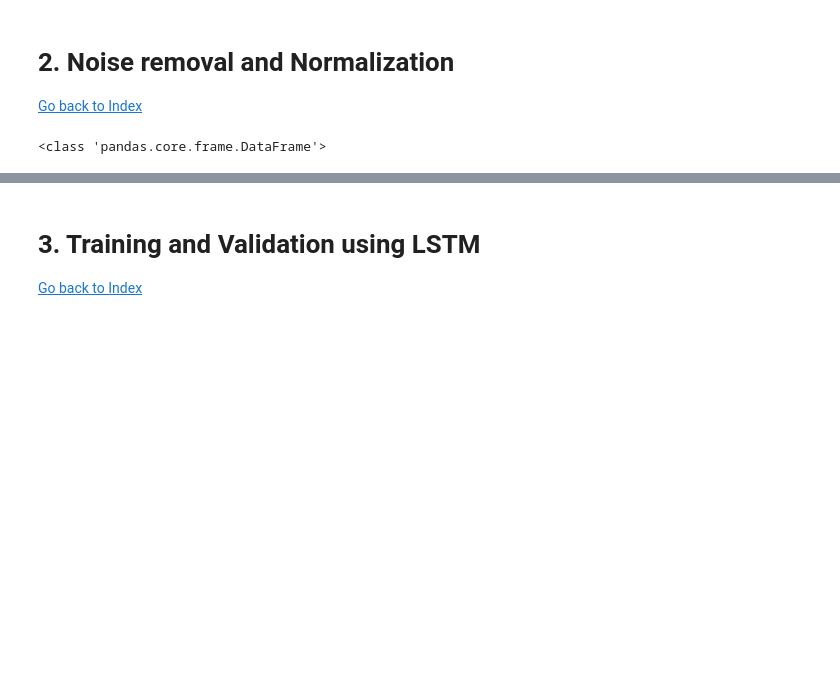
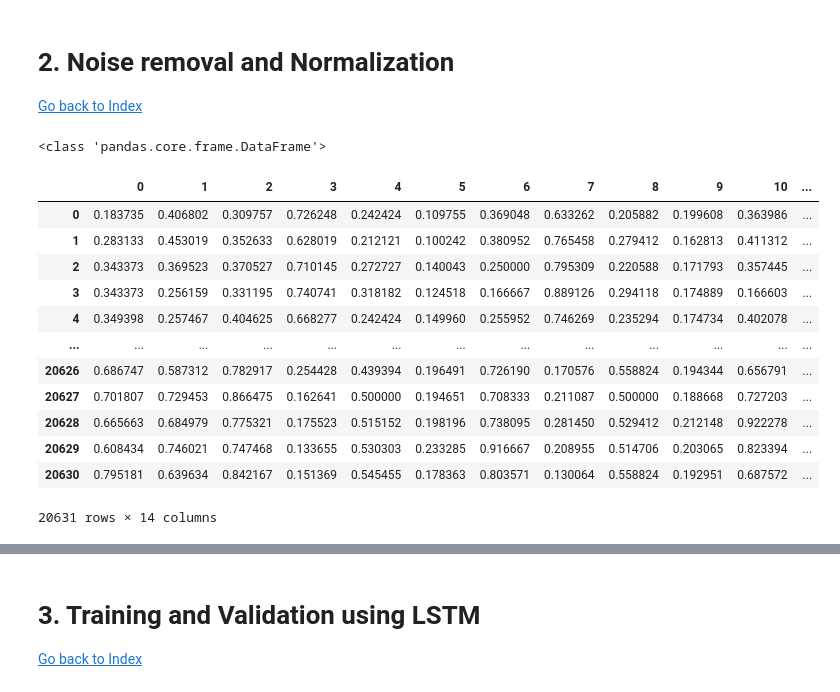
Before and after one commit to RangerCoF/RUL-Prediction, a Jupyter notebook: RUL Prediction using LSTM Lookback=20.ipynb, the cells around one changed output, grey strips where cells are left out. Cells and saved outputs as stored; diff of their text form; code cells hidden in the pictures; blank space fills up the shorter version.

```diff
--- a/RUL Prediction using LSTM Lookback=20.ipynb
+++ b/RUL Prediction using LSTM Lookback=20.ipynb
@@ -181,10 +203,26 @@ gen = MinMaxScaler(feature_range=(0, 1))
 df = gen.fit_transform(df)
 df = pd.DataFrame(df)
 #df = df.rolling(20).mean()
-pt = PowerTransformer()
-df = pt.fit_transform(df)
+# pt = PowerTransformer()
+# df = pt.fit_transform(df)
 # %% [output]
 <class 'pandas.core.frame.DataFrame'>
+# %%
+df
+# %% [output]
+|  | 0 | 1 | 2 | 3 | 4 | 5 | 6 | 7 | 8 | 9 | 10 | ... |
+| 0 | 0.183735 | 0.406802 | 0.309757 | 0.726248 | 0.242424 | 0.109755 | 0.369048 | 0.633262 | 0.205882 | 0.199608 | 0.363986 | ... |
+| 1 | 0.283133 | 0.453019 | 0.352633 | 0.628019 | 0.212121 | 0.100242 | 0.380952 | 0.765458 | 0.279412 | 0.162813 | 0.411312 | ... |
+| 2 | 0.343373 | 0.369523 | 0.370527 | 0.710145 | 0.272727 | 0.140043 | 0.250000 | 0.795309 | 0.220588 | 0.171793 | 0.357445 | ... |
+| 3 | 0.343373 | 0.256159 | 0.331195 | 0.740741 | 0.318182 | 0.124518 | 0.166667 | 0.889126 | 0.294118 | 0.174889 | 0.166603 | ... |
+| 4 | 0.349398 | 0.257467 | 0.404625 | 0.668277 | 0.242424 | 0.149960 | 0.255952 | 0.746269 | 0.235294 | 0.174734 | 0.402078 | ... |
+| ... | ... | ... | ... | ... | ... | ... | ... | ... | ... | ... | ... | ... |
+| 20626 | 0.686747 | 0.587312 | 0.782917 | 0.254428 | 0.439394 | 0.196491 | 0.726190 | 0.170576 | 0.558824 | 0.194344 | 0.656791 | ... |
+| 20627 | 0.701807 | 0.729453 | 0.866475 | 0.162641 | 0.500000 | 0.194651 | 0.708333 | 0.211087 | 0.500000 | 0.188668 | 0.727203 | ... |
+| 20628 | 0.665663 | 0.684979 | 0.775321 | 0.175523 | 0.515152 | 0.198196 | 0.738095 | 0.281450 | 0.529412 | 0.212148 | 0.922278 | ... |
+| 20629 | 0.608434 | 0.746021 | 0.747468 | 0.133655 | 0.530303 | 0.233285 | 0.916667 | 0.208955 | 0.514706 | 0.203065 | 0.823394 | ... |
+| 20630 | 0.795181 | 0.639634 | 0.842167 | 0.151369 | 0.545455 | 0.178363 | 0.803571 | 0.130064 | 0.558824 | 0.192951 | 0.687572 | ... |
+20631 rows × 14 columns
 # %%
 df=np.nan_to_num(df)
 # %%
```
Also changed, not shown: parts of 21 cells of this notebook.
